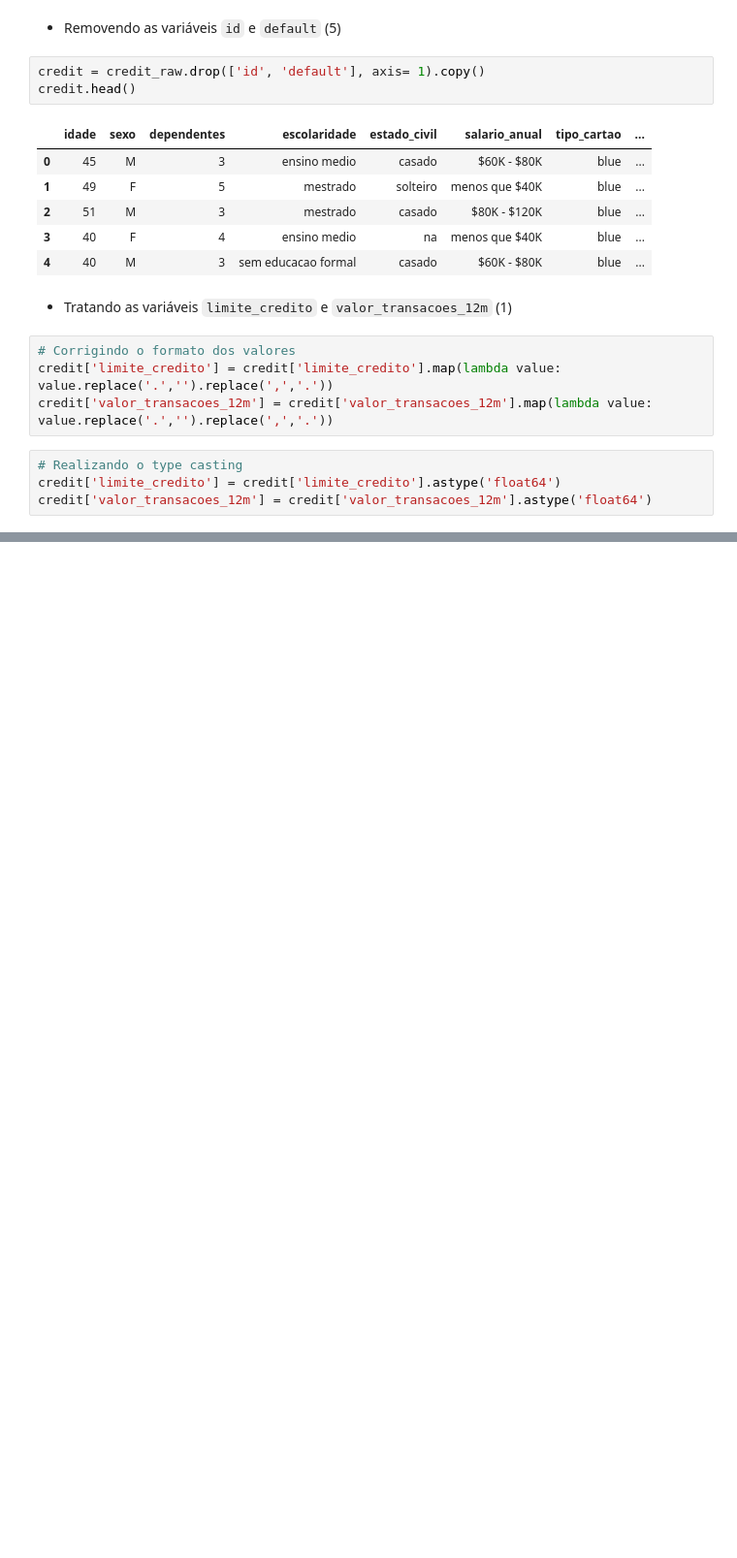
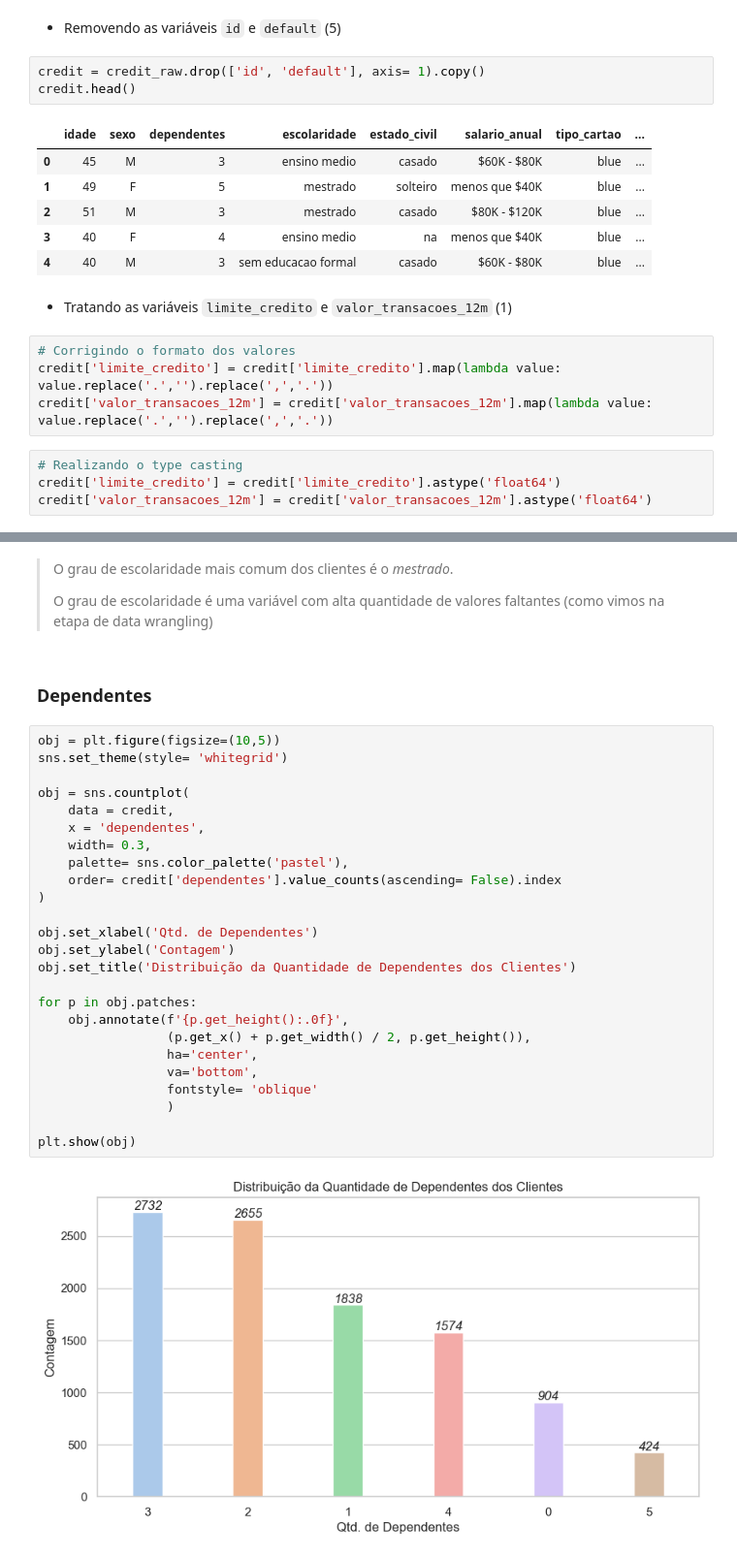
Before and after one commit to LeonardoLaino/credit-analysis, a Jupyter notebook: credit_analysis.ipynb, the cells around one changed output, grey strips where cells are left out. Shown at 97% size. Saved outputs shown, nothing was run; the diff lists cells and outputs as text; blank space fills up the shorter version.

```diff
--- a/credit_analysis.ipynb
+++ b/credit_analysis.ipynb
@@ -265,0 +407,33 @@ credit['valor_transacoes_12m'] = credit['valor_transacoes_12m'].astype('float64'
+# %% [markdown]
+> O grau de escolaridade mais comum dos clientes é o *mestrado*.
+>
+> O grau de escolaridade é uma variável com alta quantidade de valores faltantes (como vimos na etapa de data wrangling)
+# %% [markdown]
+### Dependentes
+# %%
+obj = plt.figure(figsize=(10,5))
+sns.set_theme(style= 'whitegrid')
+
+obj = sns.countplot(
+    data = credit,
+    x = 'dependentes',
+    width= 0.3,
+    palette= sns.color_palette('pastel'),
+    order= credit['dependentes'].value_counts(ascending= False).index
+)
+
+obj.set_xlabel('Qtd. de Dependentes')
+obj.set_ylabel('Contagem')
+obj.set_title('Distribuição da Quantidade de Dependentes dos Clientes')
+
+for p in obj.patches:
+    obj.annotate(f'{p.get_height():.0f}',
+                 (p.get_x() + p.get_width() / 2, p.get_height()),
+                 ha='center',
+                 va='bottom',
+                 fontstyle= 'oblique'
+                 )
+
+plt.show(obj)
+# %% [output]
+[figure, added]
```
Also changed, not shown: parts of 76 cells of this notebook.
